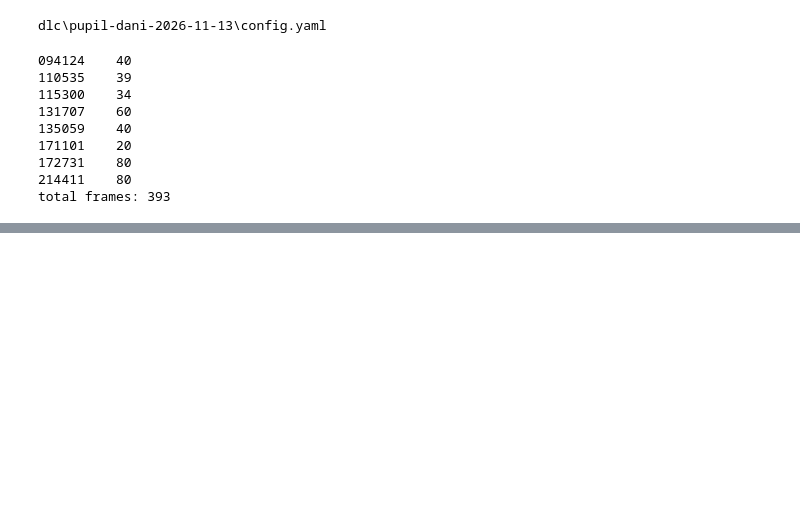
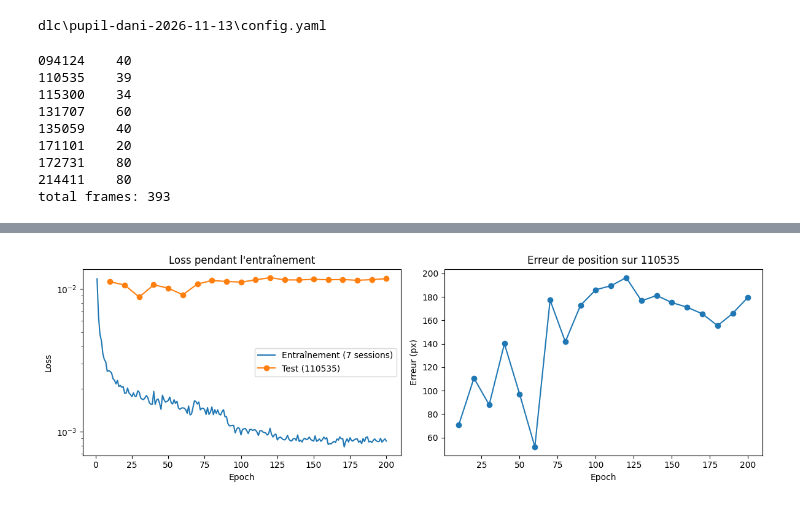
Before and after one commit to MadaMada08/ml4science-priestleylab, a Jupyter notebook: exploration.ipynb, the cells around one changed output, grey strips where cells are left out. Cells and saved outputs as stored; diff of their text form; code cells hidden in the pictures; blank space fills up the shorter version.

Commit message:
Add baseline evaluation results on held-out session 110535

```diff
--- a/exploration.ipynb
+++ b/exploration.ipynb
@@ -127,0 +156,27 @@ deeplabcut.train_network(
+# %%
+import pandas as pd
+import matplotlib.pyplot as plt
+
+train_dir = PROJECT / "dlc-models-pytorch/iteration-0/pupilNov13-trainset90shuffle1/train"
+stats = pd.read_csv(train_dir / "learning_stats.csv").tail(200)   # les 200 epochs du vrai entraînement
+evals = stats.dropna(subset=["metrics/test.rmse"])                # le test est mesuré toutes les 10 epochs
+
+fig, (ax1, ax2) = plt.subplots(1, 2, figsize=(12, 4))
+
+ax1.plot(stats["step"], stats["losses/train.total_loss"], label="Entraînement (7 sessions)")
+ax1.plot(evals["step"], evals["losses/eval.total_loss"], marker="o", label="Test (110535)")
+ax1.set_yscale("log")
+ax1.set_xlabel("Epoch")
+ax1.set_ylabel("Loss")
+ax1.set_title("Loss pendant l'entraînement")
+ax1.legend()
+
+ax2.plot(evals["step"], evals["metrics/test.rmse"], marker="o")
+ax2.set_xlabel("Epoch")
+ax2.set_ylabel("Erreur (px)")
+ax2.set_title("Erreur de position sur 110535")
+
+plt.tight_layout()
+plt.show()
+# %% [output]
+[figure, added]
```
Also changed, not shown: parts of 3 cells of this notebook, 6 other files.
